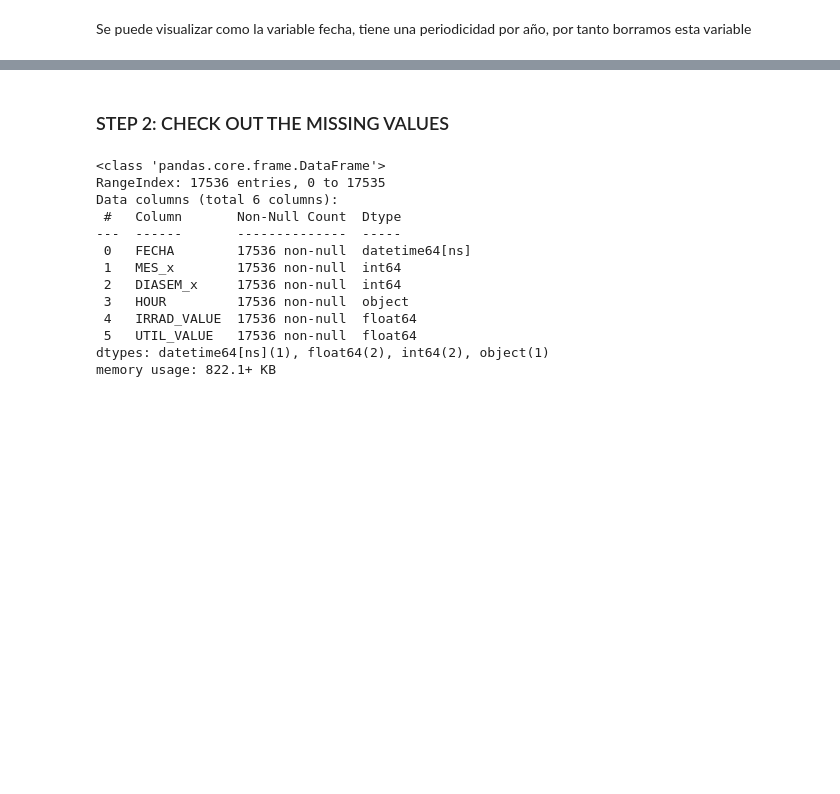
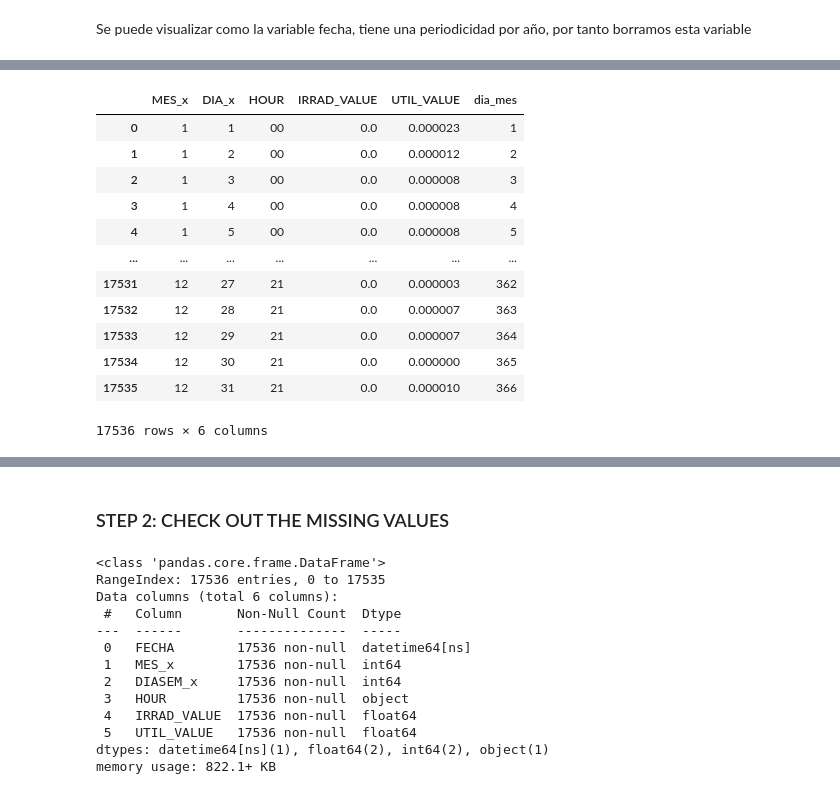
Before and after one commit to elena-cabrera/ensemble-solar, a Jupyter notebook: EDA.ipynb, the cells around one changed output, grey strips where cells are left out. Cells and saved outputs as stored; diff of their text form; code cells hidden in the pictures; blank space fills up the shorter version.

```diff
--- a/EDA.ipynb
+++ b/EDA.ipynb
@@ -152,0 +169,8 @@ df = df.reset_index()
+# %%
+
+df['FECHA'] = pd.to_datetime(df['FECHA'])
+
+# Crea la nueva columna 'dia_mes' extrayendo el día del año
+df['dia_mes'] = df['FECHA'].dt.dayofyear
+
+print(df)
@@ -152,0 +192,19 @@ df = df.reset_index()
+# %%
+df = df.drop(['FECHA'], axis=1)
+df
+# %%
+df
+# %% [output]
+|  | MES_x | DIA_x | HOUR | IRRAD_VALUE | UTIL_VALUE | dia_mes |
+| 0 | 1 | 1 | 00 | 0.0 | 0.000023 | 1 |
+| 1 | 1 | 2 | 00 | 0.0 | 0.000012 | 2 |
+| 2 | 1 | 3 | 00 | 0.0 | 0.000008 | 3 |
+| 3 | 1 | 4 | 00 | 0.0 | 0.000008 | 4 |
+| 4 | 1 | 5 | 00 | 0.0 | 0.000008 | 5 |
+| ... | ... | ... | ... | ... | ... | ... |
+| 17531 | 12 | 27 | 21 | 0.0 | 0.000003 | 362 |
+| 17532 | 12 | 28 | 21 | 0.0 | 0.000007 | 363 |
+| 17533 | 12 | 29 | 21 | 0.0 | 0.000007 | 364 |
+| 17534 | 12 | 30 | 21 | 0.0 | 0.000000 | 365 |
+| 17535 | 12 | 31 | 21 | 0.0 | 0.000010 | 366 |
+17536 rows × 6 columns
```
Also changed, not shown: parts of 9 cells of this notebook, 1 other file.
